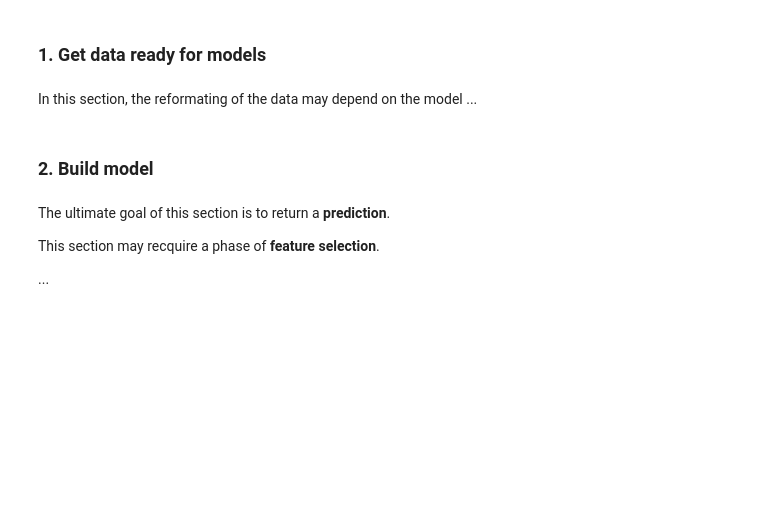
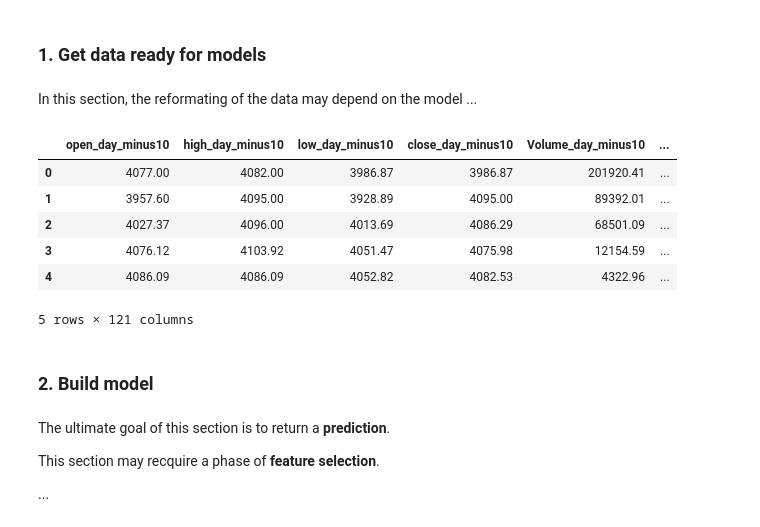
Before and after one commit to KhelifaAmeur/ML-trading-strategies, a Jupyter notebook: test_logit.ipynb, the cells around one changed output. Drawn from its saved outputs; the diff is of its cells as text; code cells hidden in the pictures; blank space fills up the shorter version.

Commit message:
Save Logit test

```diff
--- a/test_logit.ipynb
+++ b/test_logit.ipynb
@@ -68,9 +68,7 @@ train_data = add_return(train_data)
 test_data = add_return(test_data)
 # %%
 # Add Signal
-#q_90 = np.quantile(abs(train_data.Return).iloc[:-1].values, 0.9)
+q_90 = np.quantile(abs(train_data.Return).iloc[:-1].values, 0.9)
 
-train_data = add_signal(train_data, 0.001)
-test_data = add_signal(test_data, 0.001)
-#train_data['Signal'] = (train_data['Return'] >0).apply(int)
-#test_data['Signal'] = (test_data['Return'] >0).apply(int)
+train_data = add_signal(train_data, q_90)
+test_data = add_signal(test_data, q_90)
@@ -110,0 +93,11 @@ test = test[:-10]
+# %%
+train = prepare_data_2D_format(train_data)
+train.head()
+# %% [output]
+|  | open_day_minus10 | high_day_minus10 | low_day_minus10 | close_day_minus10 | Volume_day_minus10 | ... |
+| 0 | 4077.00 | 4082.00 | 3986.87 | 3986.87 | 201920.41 | ... |
+| 1 | 3957.60 | 4095.00 | 3928.89 | 4095.00 | 89392.01 | ... |
+| 2 | 4027.37 | 4096.00 | 4013.69 | 4086.29 | 68501.09 | ... |
+| 3 | 4076.12 | 4103.92 | 4051.47 | 4075.98 | 12154.59 | ... |
+| 4 | 4086.09 | 4086.09 | 4052.82 | 4082.53 | 4322.96 | ... |
+5 rows × 121 columns
```
Also changed, not shown: parts of 34 cells of this notebook, 2 other files.
